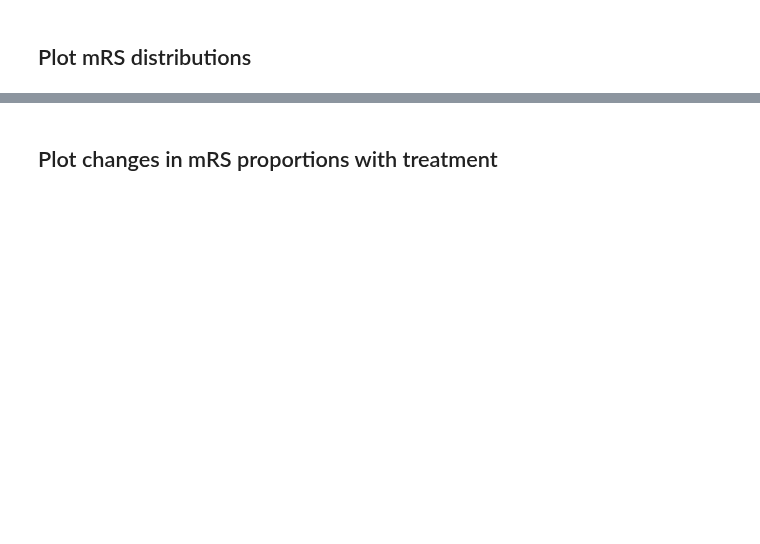
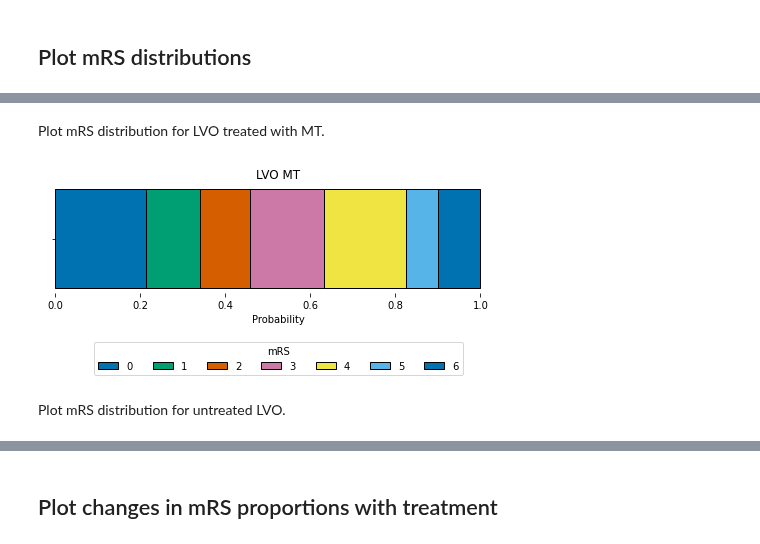
Before and after one commit to samuel-book/stroke_outcome, a Jupyter notebook: demo.ipynb, the cells around one changed output, grey strips where cells are left out. Cells and saved outputs as stored; diff of their text form; code cells hidden in the pictures; blank space fills up the shorter version.

```diff
--- a/demo.ipynb
+++ b/demo.ipynb
@@ -91,0 +98,8 @@ draw_horizontal_bar(bins, 'LVO MT')
+# %% [markdown]
+Plot mRS distribution for LVO treated with MT.
+# %%
+draw_horizontal_bar(outcomes['lvo_mt_probs'], 'LVO MT')
+# %% [output]
+[figure, added]
+# %% [markdown]
+Plot mRS distribution for untreated LVO.
```
Also changed, not shown: parts of 29 cells of this notebook.
